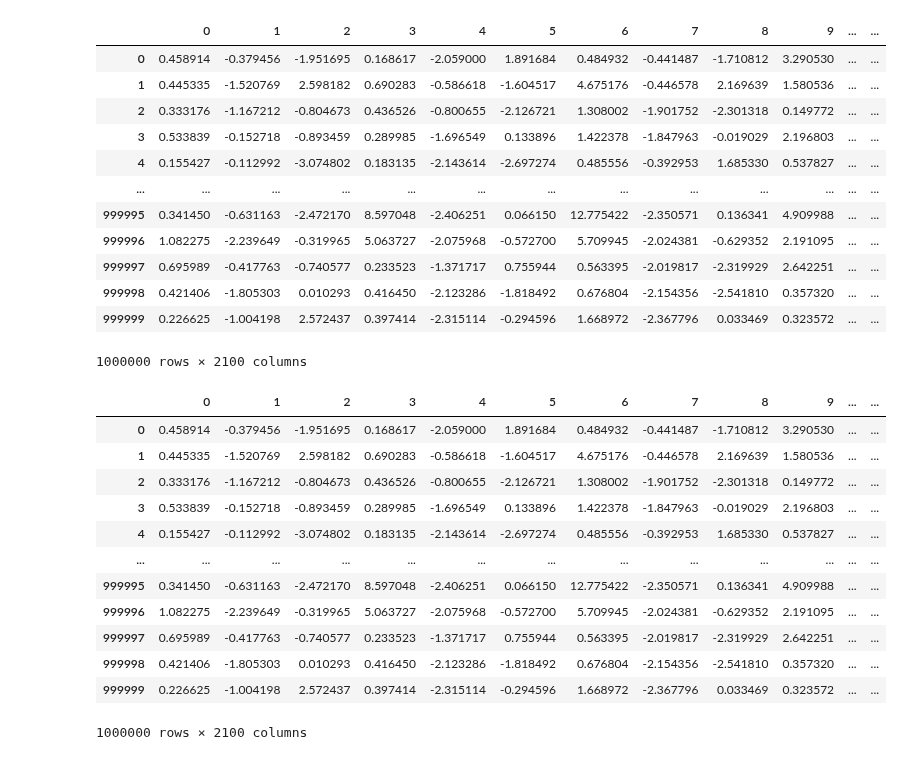
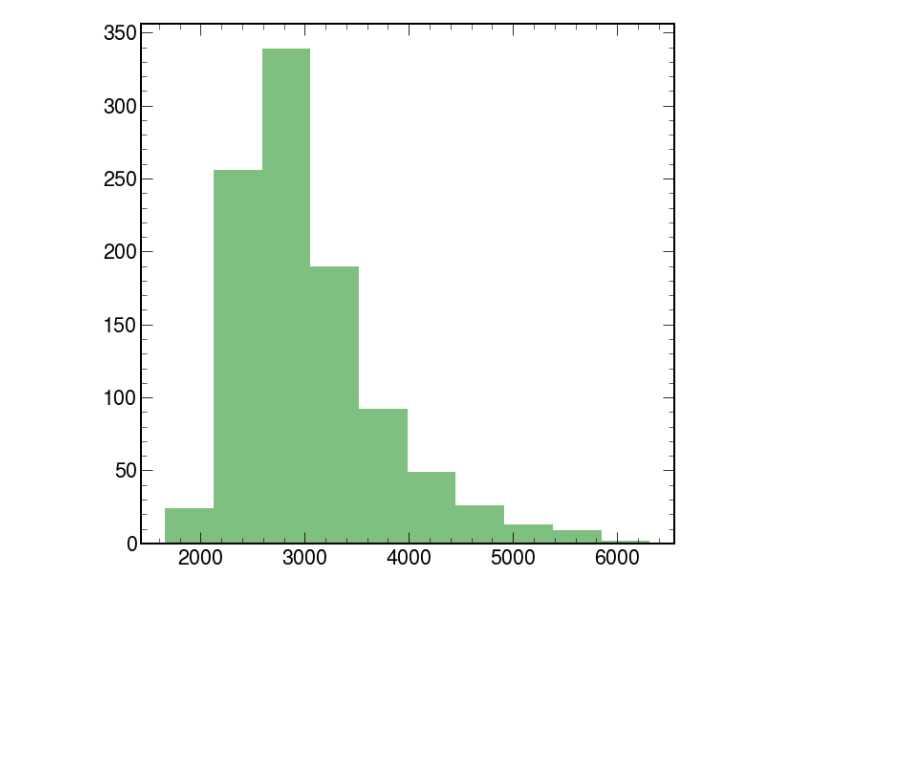
Before and after one commit to stsan9/AnomalyDetection4Jets, a Jupyter notebook: Tables.ipynb, the cells around one changed output. Saved outputs shown, nothing was run; the diff lists cells and outputs as text; code cells hidden in the pictures; blank space fills up the shorter version.

```diff
--- a/Tables.ipynb
+++ b/Tables.ipynb
@@ -2,5 +2,5 @@
 import pandas
 import h5py
 # %%
-path = 'events_LHCO2020_backgroundMC_Pythia.h5'
+path = '/scratch/data/anomaly/events_LHCO2020_backgroundMC_Pythia.h5'
 # %%
@@ -24 +74,7 @@ df
+# %%
+dijet_pairs = jet_cands[:,0:2].distincts() # pairs of two highest pT jets
+dijet_mass = dijet_pairs.p4.sum().mass # invariant mass of two highest pT jets
+hist3  = plt.hist(dijet_mass,alpha=0.5,color='g')
+# %% [output]
+[figure, added]
 # %%
@@ -27,17 +84 @@ bb1 = pandas.read_hdf(p2)
-# %%
-bb1
-# %% [output]
-|  | 0 | 1 | 2 | 3 | 4 | 5 | 6 | 7 | 8 | 9 | ... | ... |
-| 0 | 0.458914 | -0.379456 | -1.951695 | 0.168617 | -2.059000 | 1.891684 | 0.484932 | -0.441487 | -1.710812 | 3.290530 | ... | ... |
-| 1 | 0.445335 | -1.520769 | 2.598182 | 0.690283 | -0.586618 | -1.604517 | 4.675176 | -0.446578 | 2.169639 | 1.580536 | ... | ... |
-| 2 | 0.333176 | -1.167212 | -0.804673 | 0.436526 | -0.800655 | -2.126721 | 1.308002 | -1.901752 | -2.301318 | 0.149772 | ... | ... |
-| 3 | 0.533839 | -0.152718 | -0.893459 | 0.289985 | -1.696549 | 0.133896 | 1.422378 | -1.847963 | -0.019029 | 2.196803 | ... | ... |
-| 4 | 0.155427 | -0.112992 | -3.074802 | 0.183135 | -2.143614 | -2.697274 | 0.485556 | -0.392953 | 1.685330 | 0.537827 | ... | ... |
-| ... | ... | ... | ... | ... | ... | ... | ... | ... | ... | ... | ... | ... |
-| 999995 | 0.341450 | -0.631163 | -2.472170 | 8.597048 | -2.406251 | 0.066150 | 12.775422 | -2.350571 | 0.136341 | 4.909988 | ... | ... |
-| 999996 | 1.082275 | -2.239649 | -0.319965 | 5.063727 | -2.075968 | -0.572700 | 5.709945 | -2.024381 | -0.629352 | 2.191095 | ... | ... |
-| 999997 | 0.695989 | -0.417763 | -0.740577 | 0.233523 | -1.371717 | 0.755944 | 0.563395 | -2.019817 | -2.319929 | 2.642251 | ... | ... |
-| 999998 | 0.421406 | -1.805303 | 0.010293 | 0.416450 | -2.123286 | -1.818492 | 0.676804 | -2.154356 | -2.541810 | 0.357320 | ... | ... |
-| 999999 | 0.226625 | -1.004198 | 2.572437 | 0.397414 | -2.315114 | -0.294596 | 1.668972 | -2.367796 | 0.033469 | 0.323572 | ... | ... |
-1000000 rows × 2100 columns
 # %%
@@ -46,17 +88 @@ bb2 = pandas.read_hdf(p2)
-# %%
-bb2
-# %% [output]
-|  | 0 | 1 | 2 | 3 | 4 | 5 | 6 | 7 | 8 | 9 | ... | ... |
-| 0 | 0.458914 | -0.379456 | -1.951695 | 0.168617 | -2.059000 | 1.891684 | 0.484932 | -0.441487 | -1.710812 | 3.290530 | ... | ... |
-| 1 | 0.445335 | -1.520769 | 2.598182 | 0.690283 | -0.586618 | -1.604517 | 4.675176 | -0.446578 | 2.169639 | 1.580536 | ... | ... |
-| 2 | 0.333176 | -1.167212 | -0.804673 | 0.436526 | -0.800655 | -2.126721 | 1.308002 | -1.901752 | -2.301318 | 0.149772 | ... | ... |
-| 3 | 0.533839 | -0.152718 | -0.893459 | 0.289985 | -1.696549 | 0.133896 | 1.422378 | -1.847963 | -0.019029 | 2.196803 | ... | ... |
-| 4 | 0.155427 | -0.112992 | -3.074802 | 0.183135 | -2.143614 | -2.697274 | 0.485556 | -0.392953 | 1.685330 | 0.537827 | ... | ... |
-| ... | ... | ... | ... | ... | ... | ... | ... | ... | ... | ... | ... | ... |
-| 999995 | 0.341450 | -0.631163 | -2.472170 | 8.597048 | -2.406251 | 0.066150 | 12.775422 | -2.350571 | 0.136341 | 4.909988 | ... | ... |
-| 999996 | 1.082275 | -2.239649 | -0.319965 | 5.063727 | -2.075968 | -0.572700 | 5.709945 | -2.024381 | -0.629352 | 2.191095 | ... | ... |
-| 999997 | 0.695989 | -0.417763 | -0.740577 | 0.233523 | -1.371717 | 0.755944 | 0.563395 | -2.019817 | -2.319929 | 2.642251 | ... | ... |
-| 999998 | 0.421406 | -1.805303 | 0.010293 | 0.416450 | -2.123286 | -1.818492 | 0.676804 | -2.154356 | -2.541810 | 0.357320 | ... | ... |
-| 999999 | 0.226625 | -1.004198 | 2.572437 | 0.397414 | -2.315114 | -0.294596 | 1.668972 | -2.367796 | 0.033469 | 0.323572 | ... | ... |
-1000000 rows × 2100 columns
 # %%
```
Also changed, not shown: parts of 10 cells of this notebook, 3 other files.
